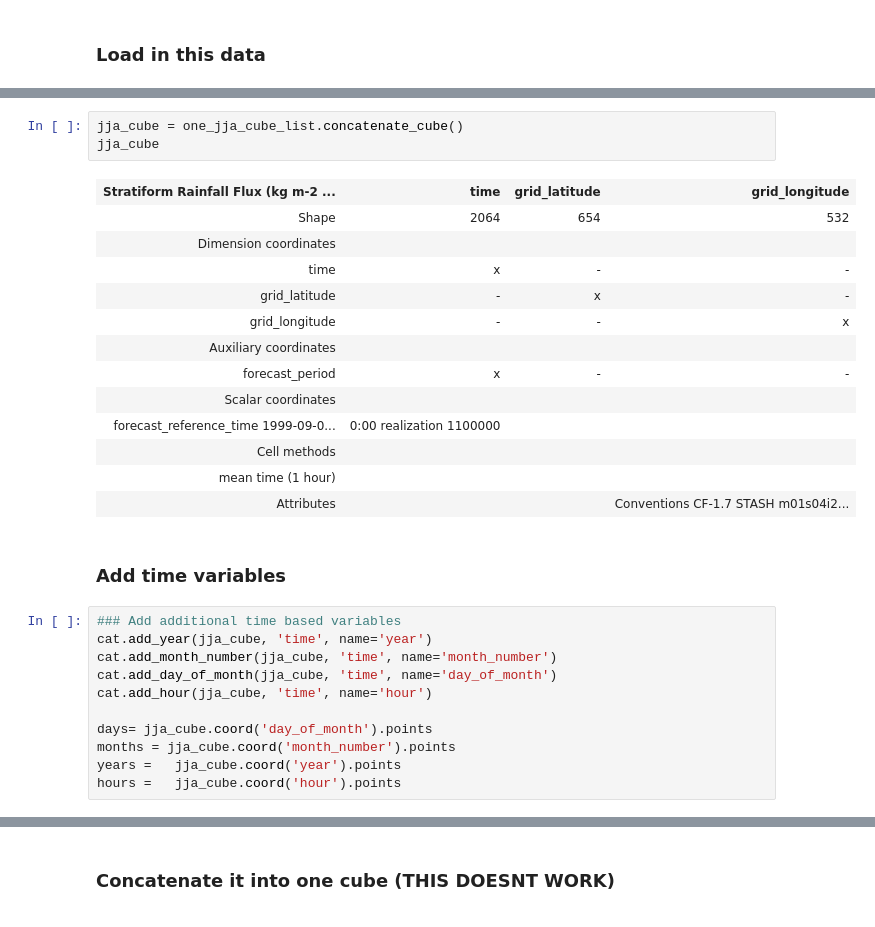
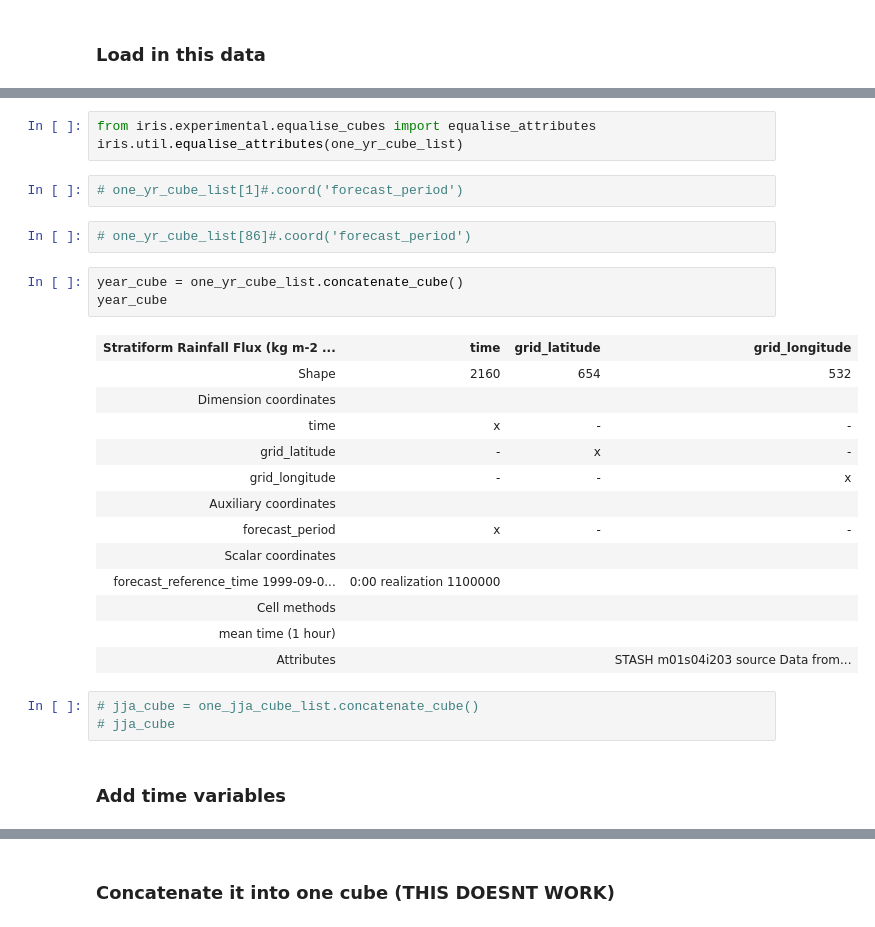
Before and after one commit to masher92/UKCP18, a Jupyter notebook: DataProcessing/CombineDataAcrossRegion/CobsRUs.ipynb, the cells around one changed output, grey strips where cells are left out. Saved outputs shown, nothing was run; the diff lists cells and outputs as text.

```diff
--- a/DataProcessing/CombineDataAcrossRegion/CobsRUs.ipynb
+++ b/DataProcessing/CombineDataAcrossRegion/CobsRUs.ipynb
@@ -64,30 +112,29 @@ len(one_jja_cube_list)
+# %%
+from iris.experimental.equalise_cubes import equalise_attributes
+iris.util.equalise_attributes(one_yr_cube_list)
+# %%
+# one_yr_cube_list[1]#.coord('forecast_period')
+# %%
+# one_yr_cube_list[86]#.coord('forecast_period')
+# %%
+year_cube = one_yr_cube_list.concatenate_cube()
+year_cube
+# %% [output]
+| Stratiform Rainfall Flux (kg m-2 ... | time | grid_latitude | grid_longitude |
+| Shape | 2160 | 654 | 532 |
+| Dimension coordinates |  |  |  |
+| time | x | - | - |
+| grid_latitude | - | x | - |
+| grid_longitude | - | - | x |
+| Auxiliary coordinates |  |  |  |
+| forecast_period | x | - | - |
+| Scalar coordinates |  |  |  |
+| forecast_reference_time 1999-09-0... | 0:00 realization 1100000 |  |  |
+| Cell methods |  |  |  |
+| mean time (1 hour) |  |  |  |
+| Attributes |  |  | STASH m01s04i203 source Data from... |
 # %%
-jja_cube = one_jja_cube_list.concatenate_cube()
-jja_cube
+# jja_cube = one_jja_cube_list.concatenate_cube()
+# jja_cube
-# %% [output]
-| Stratiform Rainfall Flux (kg m-2 ... | time | grid_latitude | grid_longitude |
-| Shape | 2064 | 654 | 532 |
-| Dimension coordinates |  |  |  |
-| time | x | - | - |
-| grid_latitude | - | x | - |
-| grid_longitude | - | - | x |
-| Auxiliary coordinates |  |  |  |
-| forecast_period | x | - | - |
-| Scalar coordinates |  |  |  |
-| forecast_reference_time 1999-09-0... | 0:00 realization 1100000 |  |  |
-| Cell methods |  |  |  |
-| mean time (1 hour) |  |  |  |
-| Attributes |  |  | Conventions CF-1.7 STASH m01s04i2... |
 # %% [markdown]
 ### Add time variables
-# %%
-### Add additional time based variables
-cat.add_year(jja_cube, 'time', name='year')
-cat.add_month_number(jja_cube, 'time', name='month_number')
-cat.add_day_of_month(jja_cube, 'time', name='day_of_month')
-cat.add_hour(jja_cube, 'time', name='hour')
-
-days= jja_cube.coord('day_of_month').points
-months = jja_cube.coord('month_number').points
-years =   jja_cube.coord('year').points
-hours =   jja_cube.coord('hour').points
```
Also changed, not shown: parts of 23 cells of this notebook, 12 other files.
